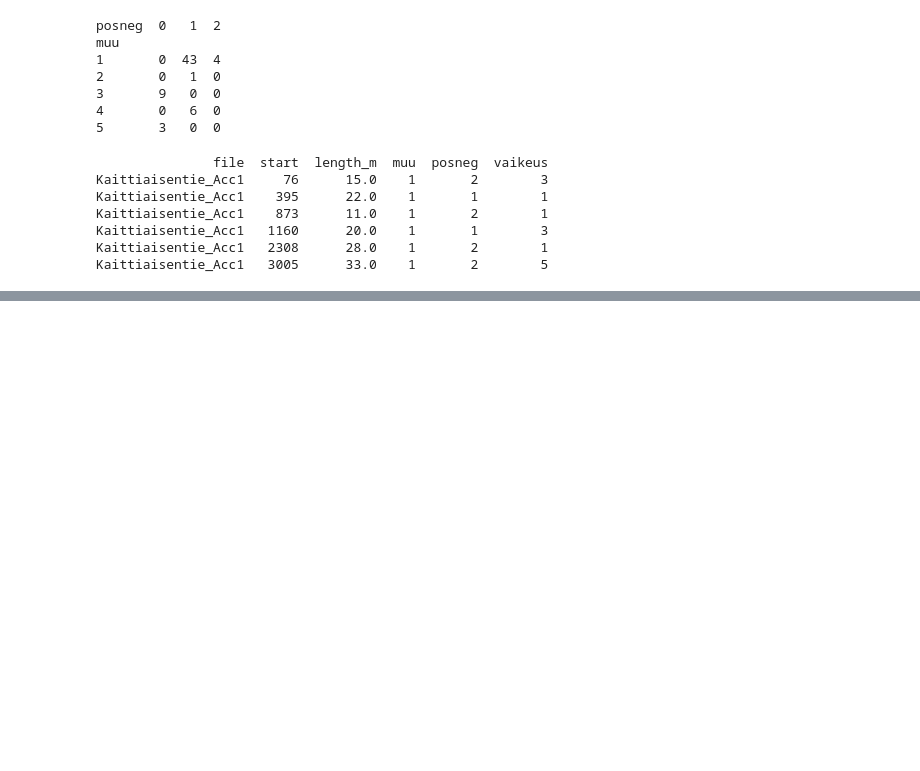
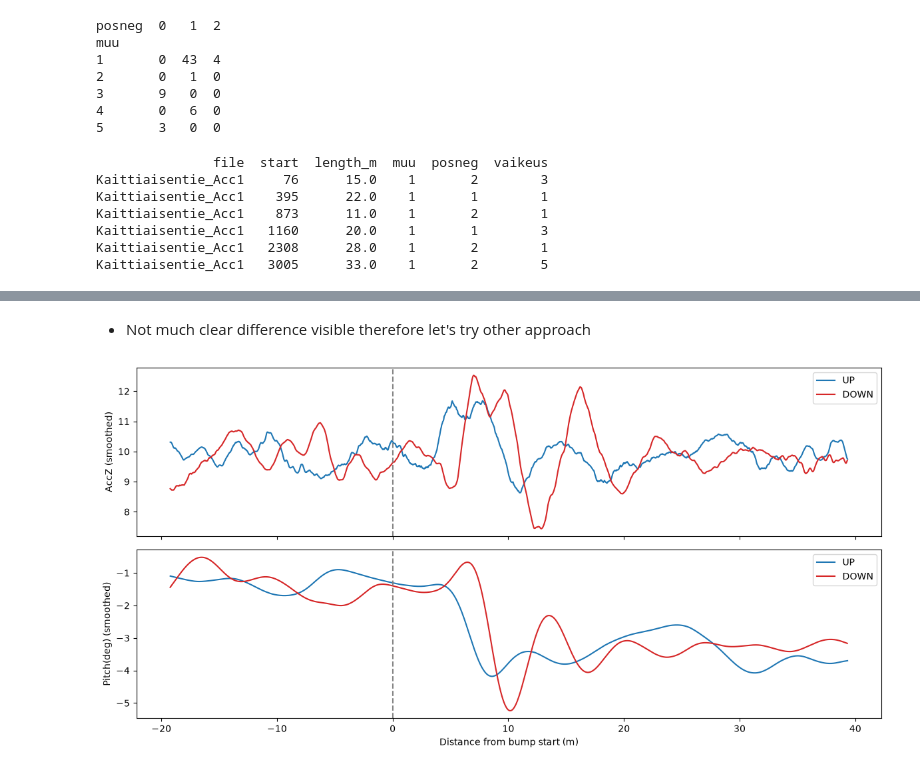
Before and after one commit to kallejjj/SemesterProjectFall2026, a Jupyter notebook: Nihar/03_exploration.ipynb, the cells around one changed output, grey strips where cells are left out. Cells and saved outputs as stored; diff of their text form; code cells hidden in the pictures; blank space fills up the shorter version.

```diff
--- a/Nihar/03_exploration.ipynb
+++ b/Nihar/03_exploration.ipynb
@@ -135,0 +148,24 @@ NameError: name 'plot_bump' is not defined
+# %% [markdown]
+* Not much clear difference visible therefore let's try other approach
+# %%
+# Compare the two bumps in a single plot, with smoothing to reduce noise
+def smoothed(df, start, col, window=50):
+    part = df[df["Loc(m)"].between(start - 20, start + 40)]
+    x = part["Loc(m)"] - start                            # 0 = where the bump starts
+    y = part[col].rolling(window, center=True).mean()     # average over 50 neighbouring rows
+    return x, y
+
+fig, axes = plt.subplots(2, 1, figsize=(12, 6), sharex=True)
+for ax, col in zip(axes, ["AccZ", "Pitch(deg)"]):
+    for start, label, color in [(up_bump, "UP", "tab:blue"), (down_bump, "DOWN", "tab:red")]:
+        x, y = smoothed(k, start, col)
+        ax.plot(x, y, label=label, color=color)
+    ax.axvline(0, color="grey", linestyle="--")
+    ax.set_ylabel(col + " (smoothed)")
+    ax.legend()
+axes[-1].set_xlabel("Distance from bump start (m)")
+plt.tight_layout()
+plt.savefig("figures/up_vs_down_smoothed.png", dpi=150)
+plt.show()
+# %% [output]
+[figure, added]
```
Also changed, not shown: parts of 21 cells of this notebook, 4 other files.
